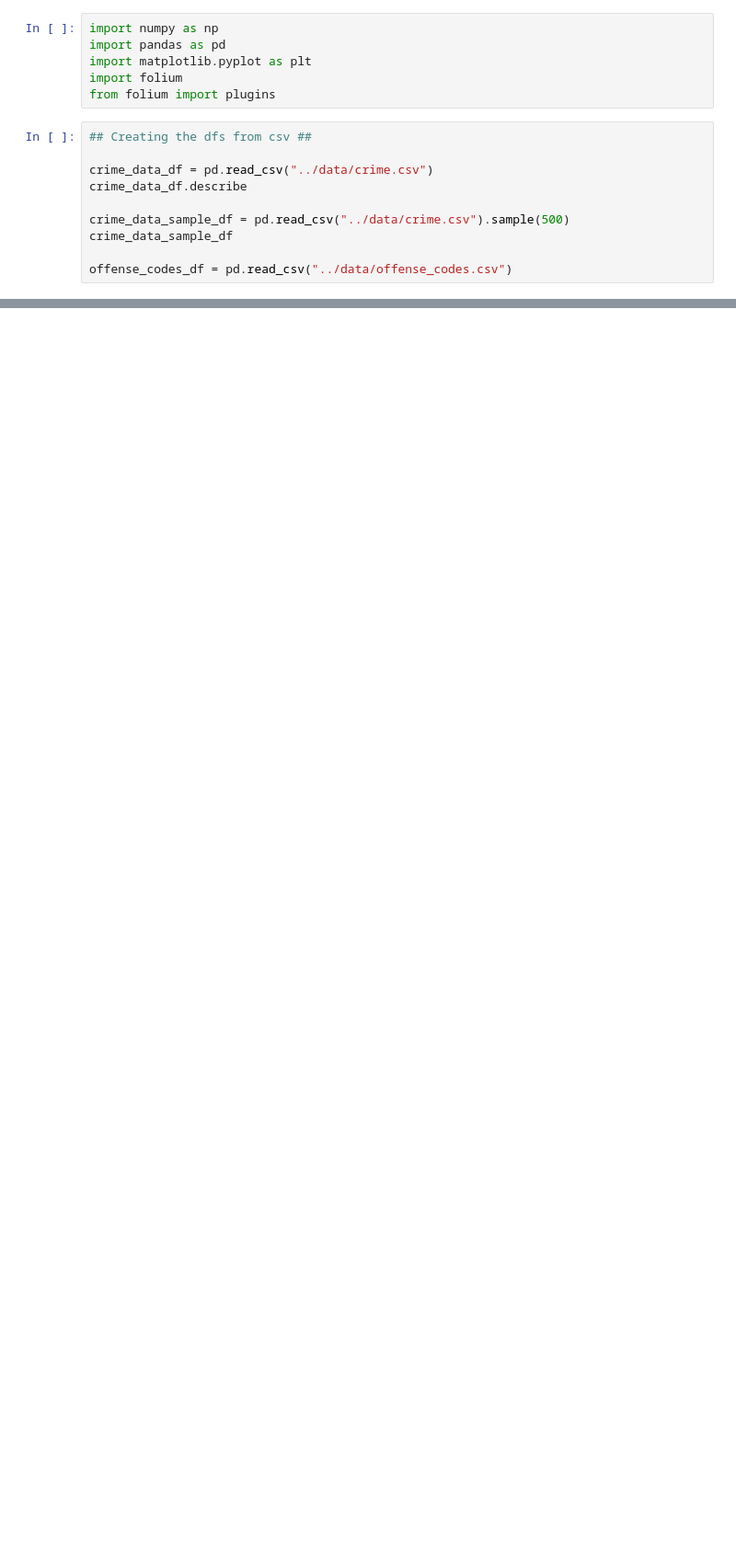
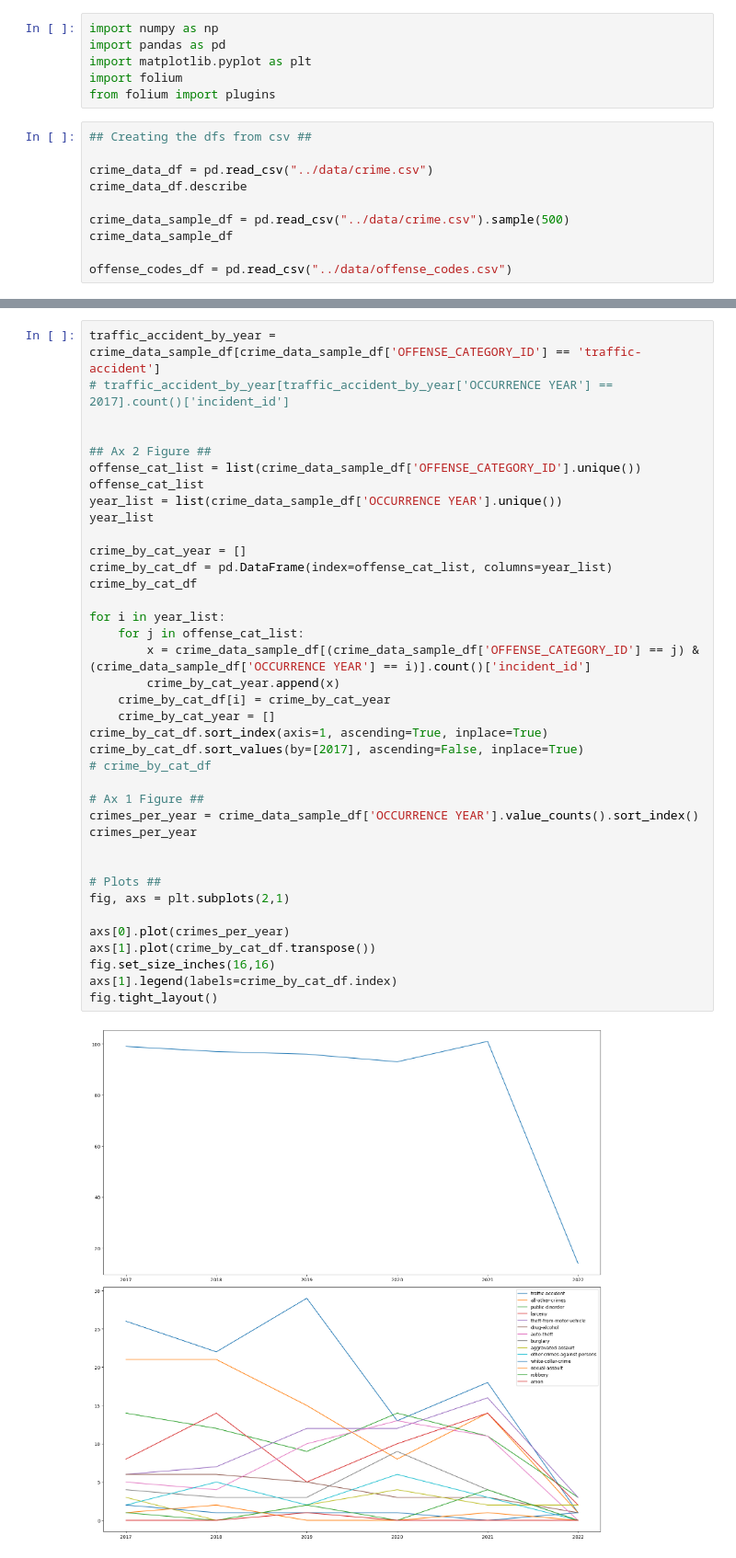
Before and after one commit to c21matthewm/denver_crime_data, a Jupyter notebook: notebooks/workbook.ipynb, the cells around one changed output, grey strips where cells are left out. Shown: that part at 92% size. Drawn from its saved outputs; the diff is of its cells as text; blank space fills up the shorter version.

```diff
--- a/notebooks/workbook.ipynb
+++ b/notebooks/workbook.ipynb
@@ -77,0 +91,40 @@ See the caveats in the documentation: https://pandas.pydata.org/pandas-docs/stab
+# %%
+traffic_accident_by_year = crime_data_sample_df[crime_data_sample_df['OFFENSE_CATEGORY_ID'] == 'traffic-accident']
+# traffic_accident_by_year[traffic_accident_by_year['OCCURRENCE YEAR'] == 2017].count()['incident_id']
+
+
+## Ax 2 Figure ##
+offense_cat_list = list(crime_data_sample_df['OFFENSE_CATEGORY_ID'].unique())
+offense_cat_list
+year_list = list(crime_data_sample_df['OCCURRENCE YEAR'].unique())
+year_list
+
+crime_by_cat_year = []
+crime_by_cat_df = pd.DataFrame(index=offense_cat_list, columns=year_list)
+crime_by_cat_df
+
+for i in year_list:
+    for j in offense_cat_list:
+        x = crime_data_sample_df[(crime_data_sample_df['OFFENSE_CATEGORY_ID'] == j) & (crime_data_sample_df['OCCURRENCE YEAR'] == i)].count()['incident_id']
+        crime_by_cat_year.append(x)
+    crime_by_cat_df[i] = crime_by_cat_year
+    crime_by_cat_year = []
+crime_by_cat_df.sort_index(axis=1, ascending=True, inplace=True)
+crime_by_cat_df.sort_values(by=[2017], ascending=False, inplace=True)
+# crime_by_cat_df
+
+# Ax 1 Figure ##
+crimes_per_year = crime_data_sample_df['OCCURRENCE YEAR'].value_counts().sort_index()
+crimes_per_year
+
+
+# Plots ##
+fig, axs = plt.subplots(2,1)
+
+axs[0].plot(crimes_per_year)
+axs[1].plot(crime_by_cat_df.transpose())
+fig.set_size_inches(16,16)
+axs[1].legend(labels=crime_by_cat_df.index)
+fig.tight_layout()
+# %% [output]
+[figure, added]
```
Also changed, not shown: parts of 4 cells of this notebook.
